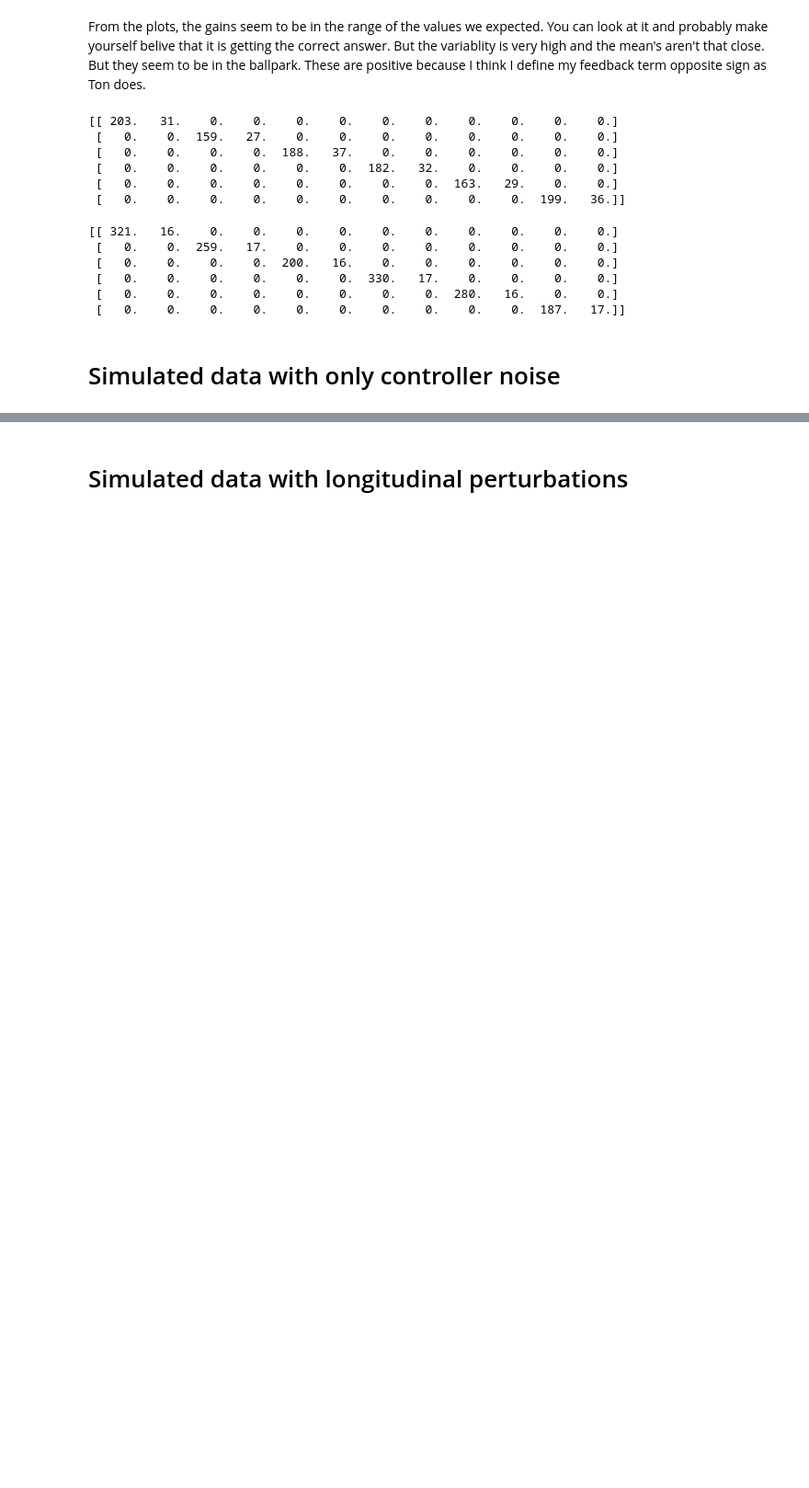
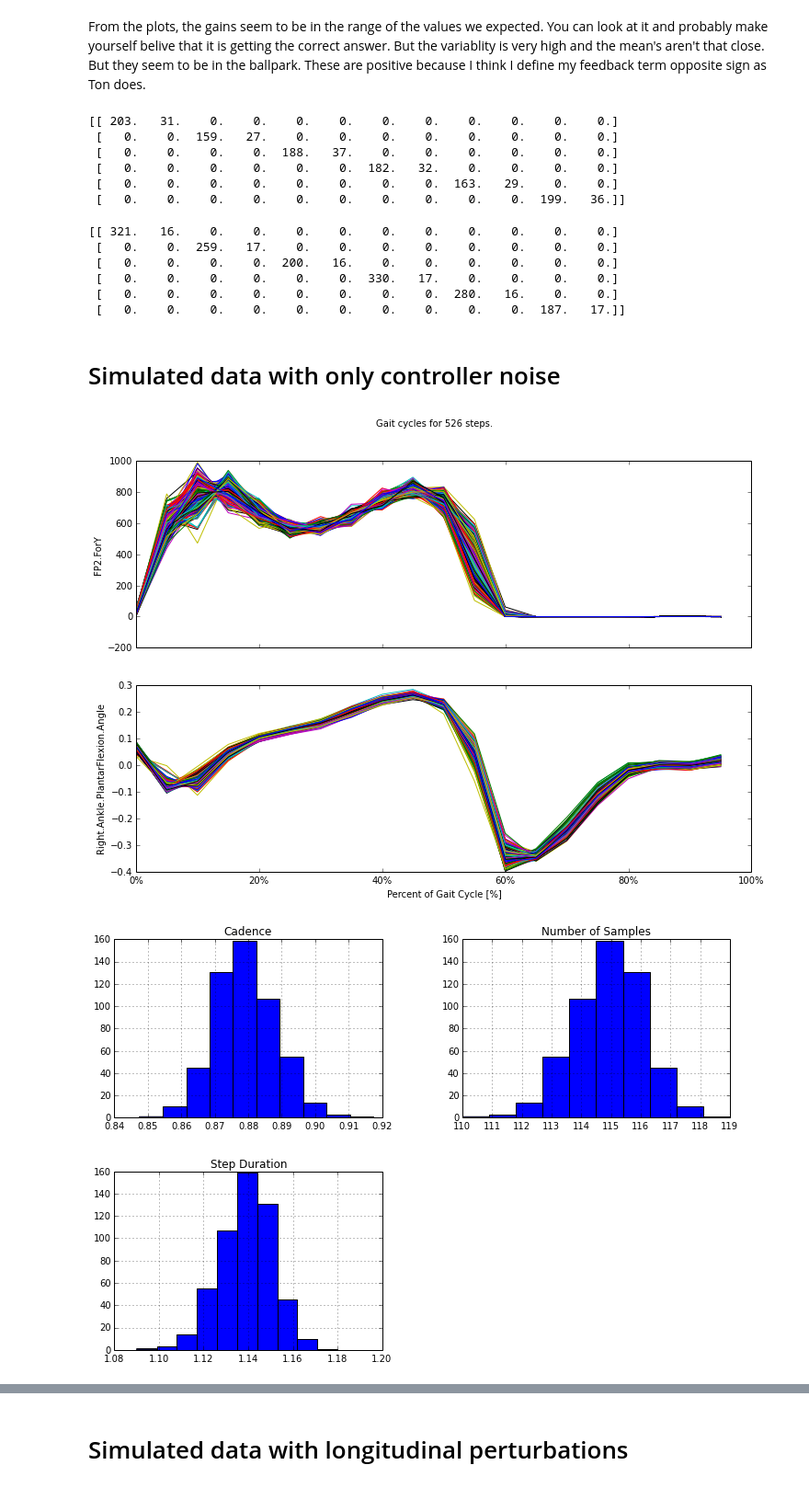
Before and after one commit to csu-hmc/gait-control-direct-id-paper, a Jupyter notebook: notebooks/identify_from_simulated_data.ipynb, the cells around one changed output, grey strips where cells are left out. Shown at 92% size. Saved outputs shown, nothing was run; the diff lists cells and outputs as text; code cells hidden in the pictures; blank space fills up the shorter version.

```diff
--- a/notebooks/identify_from_simulated_data.ipynb
+++ b/notebooks/identify_from_simulated_data.ipynb
@@ -95 +102,7 @@ print(result[0].std(axis=0))
+# %%
+axes = walk_data.plot_steps('FP2.ForY', 'Right.Ankle.PlantarFlexion.Angle')
+axes = walk_data.step_data.hist()
+# %% [output]
+[figure, added]
+[figure, added]
 # %%
```
Also changed, not shown: parts of 13 cells of this notebook.
